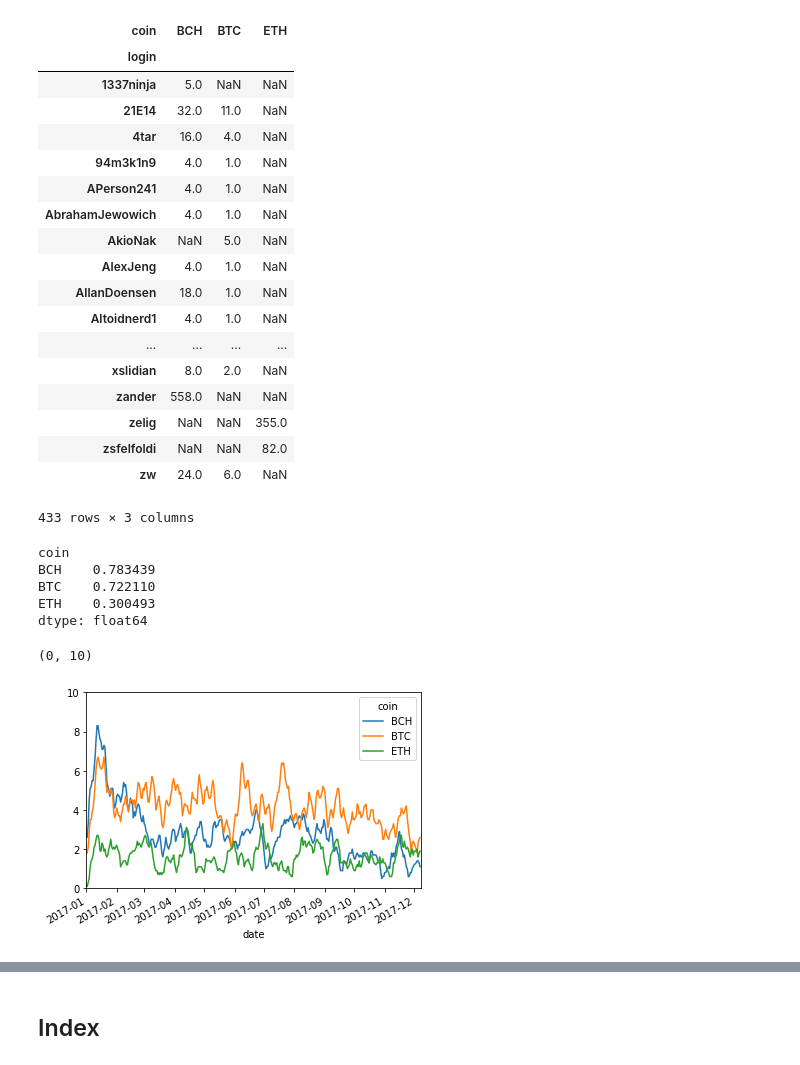
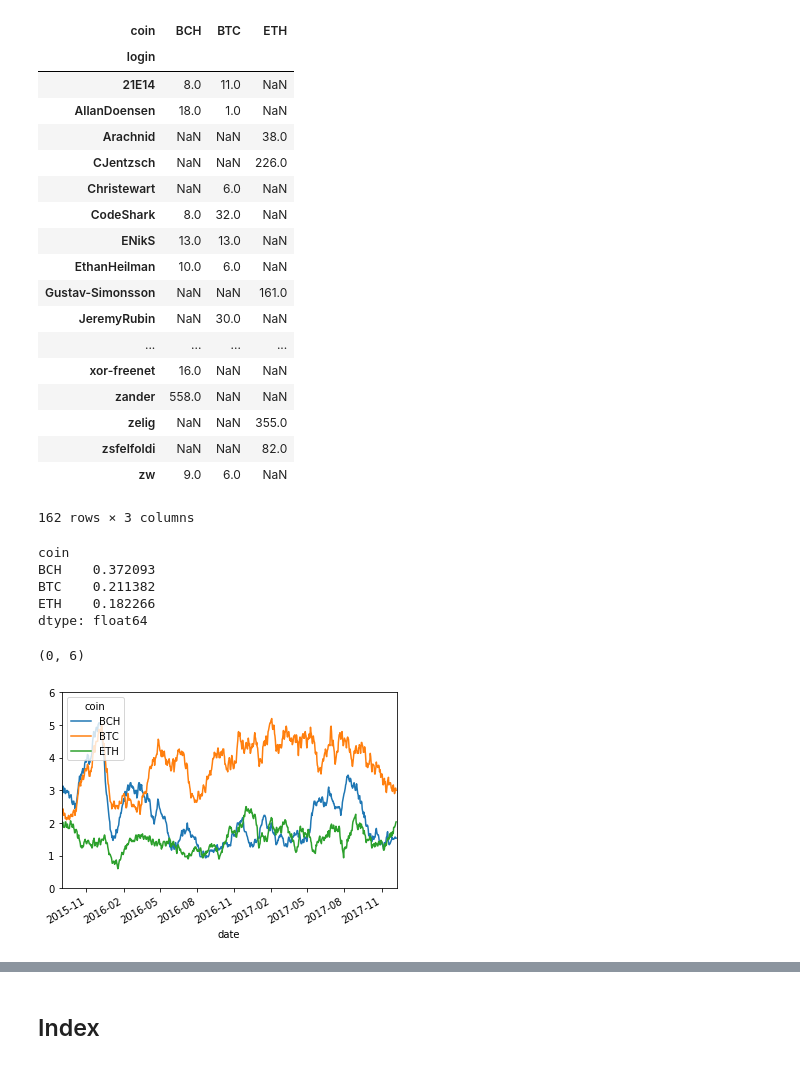
Before and after one commit to omdv/crypto-git-tracker, a Jupyter notebook: eda/EDA.ipynb, the cells around one changed output, grey strips where cells are left out. Cells and saved outputs as stored; diff of their text form; code cells hidden in the pictures.

```diff
--- a/eda/EDA.ipynb
+++ b/eda/EDA.ipynb
@@ -75,58 +86,59 @@ Name: login, dtype: int64
 Developers Indicator #2.2
 Number of developers with >N commits
 """
-N = 3
+N = 5
 commits_dev_coin = df.groupby('coin').login.value_counts().unstack().T
-active_developers_per_coin = commits_dev_coin[np.any(commits_dev_coin.values > 3, axis=1)]
+active_developers_per_coin = commits_dev_coin[np.any(commits_dev_coin.values > N, axis=1)]
 active_developers_per_coin
 # %% [output]
 | coin | BCH | BTC | ETH |
 | login |  |  |  |
-| 1337ninja | 5.0 | NaN | NaN |
-| 21E14 | 32.0 | 11.0 | NaN |
-| 4tar | 16.0 | 4.0 | NaN |
-| 94m3k1n9 | 4.0 | 1.0 | NaN |
-| APerson241 | 4.0 | 1.0 | NaN |
-| AbrahamJewowich | 4.0 | 1.0 | NaN |
-| AkioNak | NaN | 5.0 | NaN |
-| AlexJeng | 4.0 | 1.0 | NaN |
+| 21E14 | 8.0 | 11.0 | NaN |
 | AllanDoensen | 18.0 | 1.0 | NaN |
-| Altoidnerd1 | 4.0 | 1.0 | NaN |
+| Arachnid | NaN | NaN | 38.0 |
+| CJentzsch | NaN | NaN | 226.0 |
+| Christewart | NaN | 6.0 | NaN |
+| CodeShark | 8.0 | 32.0 | NaN |
+| ENikS | 13.0 | 13.0 | NaN |
+| EthanHeilman | 10.0 | 6.0 | NaN |
+| Gustav-Simonsson | NaN | NaN | 161.0 |
+| JeremyRubin | NaN | 30.0 | NaN |
 | ... | ... | ... | ... |
-| xslidian | 8.0 | 2.0 | NaN |
+| xor-freenet | 16.0 | NaN | NaN |
 | zander | 558.0 | NaN | NaN |
 | zelig | NaN | NaN | 355.0 |
 | zsfelfoldi | NaN | NaN | 82.0 |
-| zw | 24.0 | 6.0 | NaN |
+| zw | 9.0 | 6.0 | NaN |
-433 rows × 3 columns
+162 rows × 3 columns
 # %%
 """
 Developers Indicator #2.3
 Percent of developers with commits > N out of whole amount
 """
-N = 3
+N = 5
 df_full = df.groupby('coin').login.value_counts().unstack().T
-df_thresh = commits_dev_coin[np.any(commits_dev_coin.values > 3, axis=1)]
+df_thresh = commits_dev_coin[np.any(commits_dev_coin.values > N, axis=1)]
 active_devs_ratio = df_thresh.count()/df_full.count()
 active_devs_ratio
 # %% [output]
 coin
-BCH    0.783439
-BTC    0.722110
-ETH    0.300493
+BCH    0.372093
+BTC    0.211382
+ETH    0.182266
 dtype: float64
 # %%
 """
 Developers Indicator #2.4
-Weekly moving average of commit authors
+30day moving average of daily unique commit authors
 """
+period = 30
 unique_dev_per_day = df.groupby([pd.TimeGrouper('D'), 'coin']).login.nunique().unstack().fillna(0)
-unique_dev_per_day_10day = unique_dev_per_day.rolling(10).mean()
+unique_dev_per_day_10day = unique_dev_per_day.rolling(period).mean()
 
 # plot
 ax = unique_dev_per_day_10day.plot()
-ax.set_xlim(pd.Timestamp('2017-01-01'), pd.Timestamp('2017-12-08'))
-ax.set_ylim(0,10)
+ax.set_xlim(pd.Timestamp('2015-09-01'), pd.Timestamp('2017-12-08'))
+ax.set_ylim(0,6)
 # %% [output]
-(0, 10)
+(0, 6)
-[figure, old version]
+[figure, new version]
```
Also changed, not shown: parts of 14 cells of this notebook, 45 other files.
